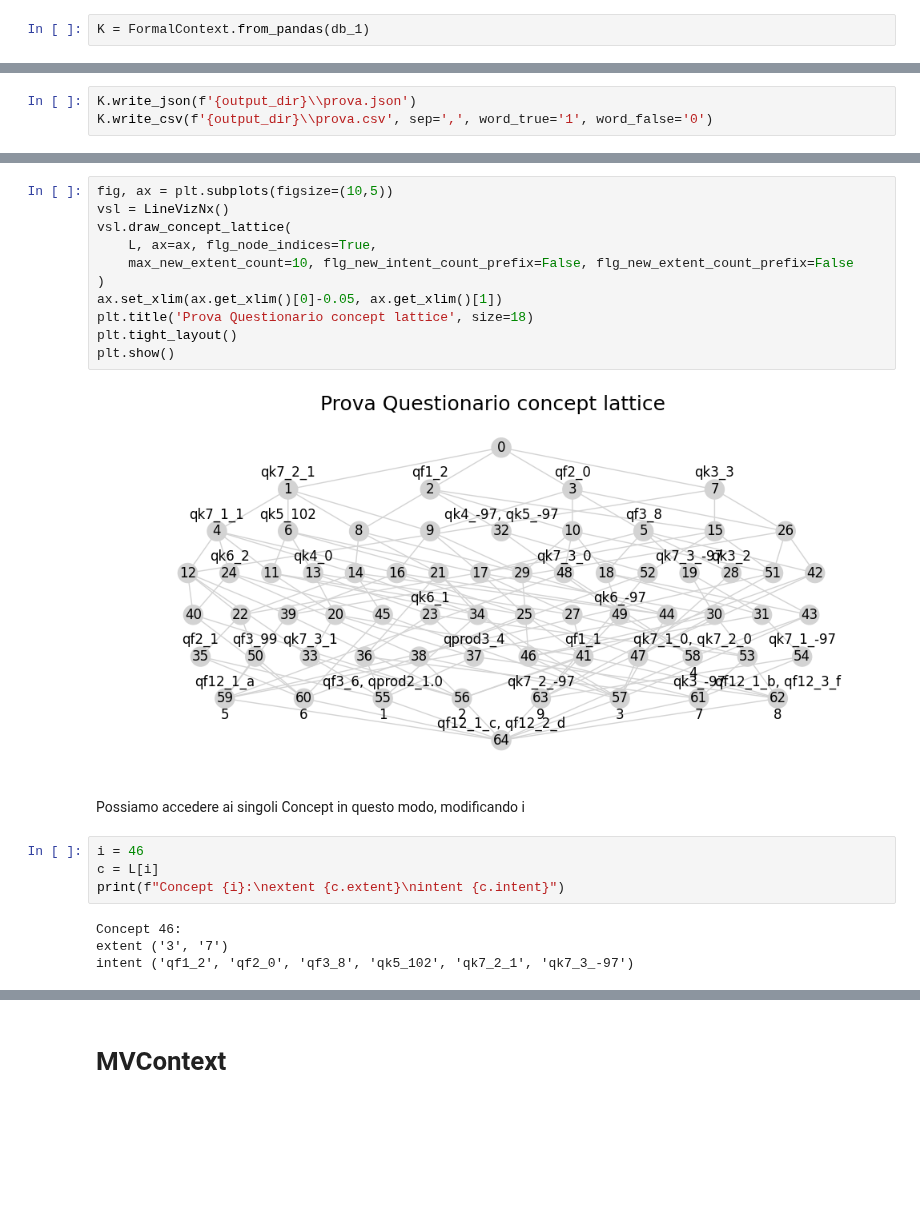
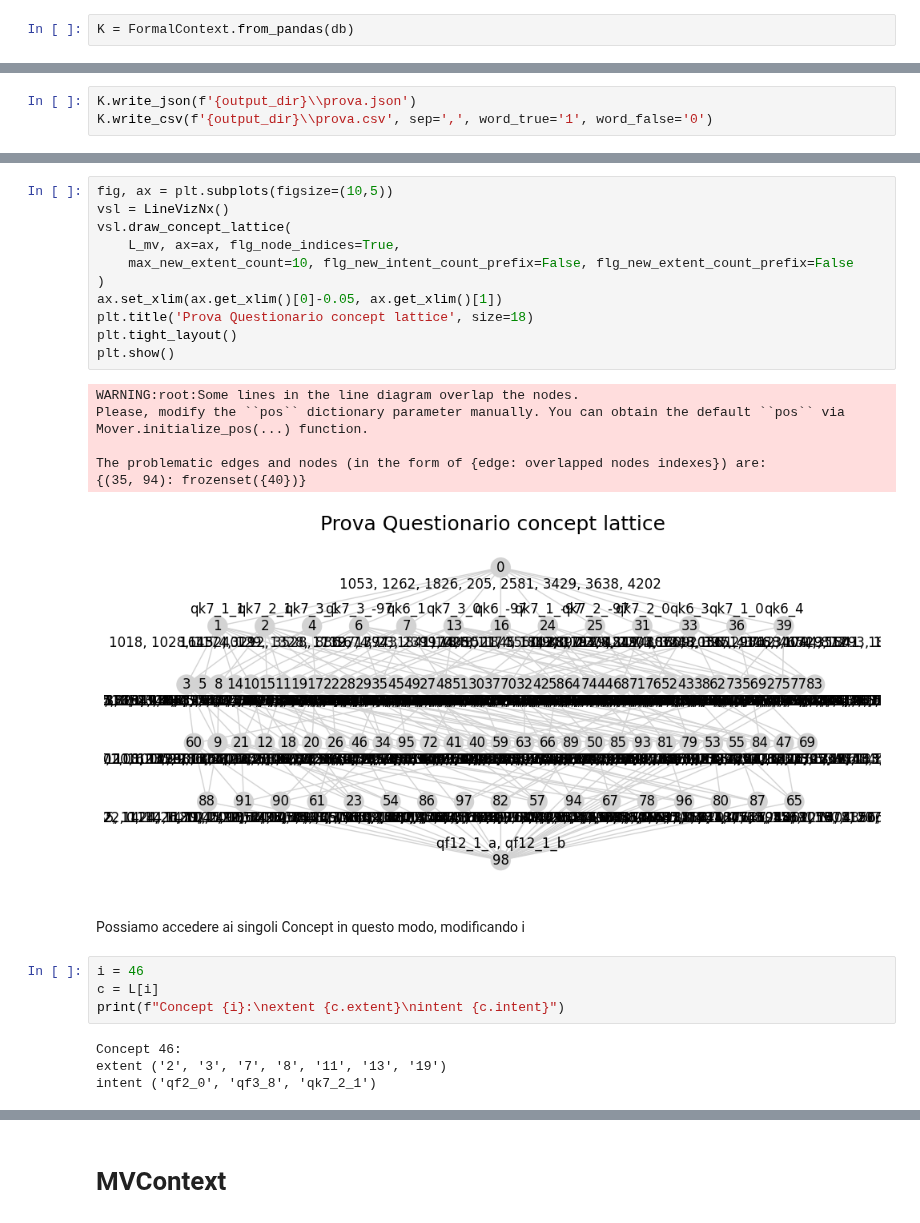
Before and after one commit to lorecanta/Data_Science_Lab, a Jupyter notebook: prova_lavoro_lori.ipynb, the cells around one changed output, grey strips where cells are left out. Saved outputs shown, nothing was run; the diff lists cells and outputs as text; blank space fills up the shorter version.

```diff
--- a/prova_lavoro_lori.ipynb
+++ b/prova_lavoro_lori.ipynb
@@ -159,2 +175,2 @@ db_1 = db.iloc[1:10,]
 # %%
-K = FormalContext.from_pandas(db_1)
+K = FormalContext.from_pandas(db)
@@ -201,16 +312,21 @@ KeyboardInterrupt:
 # %%
 fig, ax = plt.subplots(figsize=(10,5))
 vsl = LineVizNx()
 vsl.draw_concept_lattice(
-    L, ax=ax, flg_node_indices=True,
+    L_mv, ax=ax, flg_node_indices=True,
     max_new_extent_count=10, flg_new_intent_count_prefix=False, flg_new_extent_count_prefix=False
 )
 ax.set_xlim(ax.get_xlim()[0]-0.05, ax.get_xlim()[1])
 plt.title('Prova Questionario concept lattice', size=18)
 plt.tight_layout()
 plt.show()
 # %% [output]
+WARNING:root:Some lines in the line diagram overlap the nodes.
+Please, modify the ``pos`` dictionary parameter manually. You can obtain the default ``pos`` via Mover.initialize_pos(...) function.
+
+The problematic edges and nodes (in the form of {edge: overlapped nodes indexes}) are:
+{(35, 94): frozenset({40})}
-[figure, old version]
+[figure, new version]
 # %% [markdown]
 Possiamo accedere ai singoli Concept in questo modo, modificando i
 # %%
@@ -219,8 +335,8 @@ c = L[i]
 print(f"Concept {i}:\nextent {c.extent}\nintent {c.intent}")
 # %% [output]
 Concept 46:
-extent ('3', '7')
-intent ('qf1_2', 'qf2_0', 'qf3_8', 'qk5_102', 'qk7_2_1', 'qk7_3_-97')
+extent ('2', '3', '7', '8', '11', '13', '19')
+intent ('qf2_0', 'qf3_8', 'qk7_2_1')
 # %%
 for i, c in enumerate(L):
     print(f"Concept {i}:\nextent {c.extent}\nintent {c.intent}")
```
Also changed, not shown: parts of 11 cells of this notebook, 1 other file.
